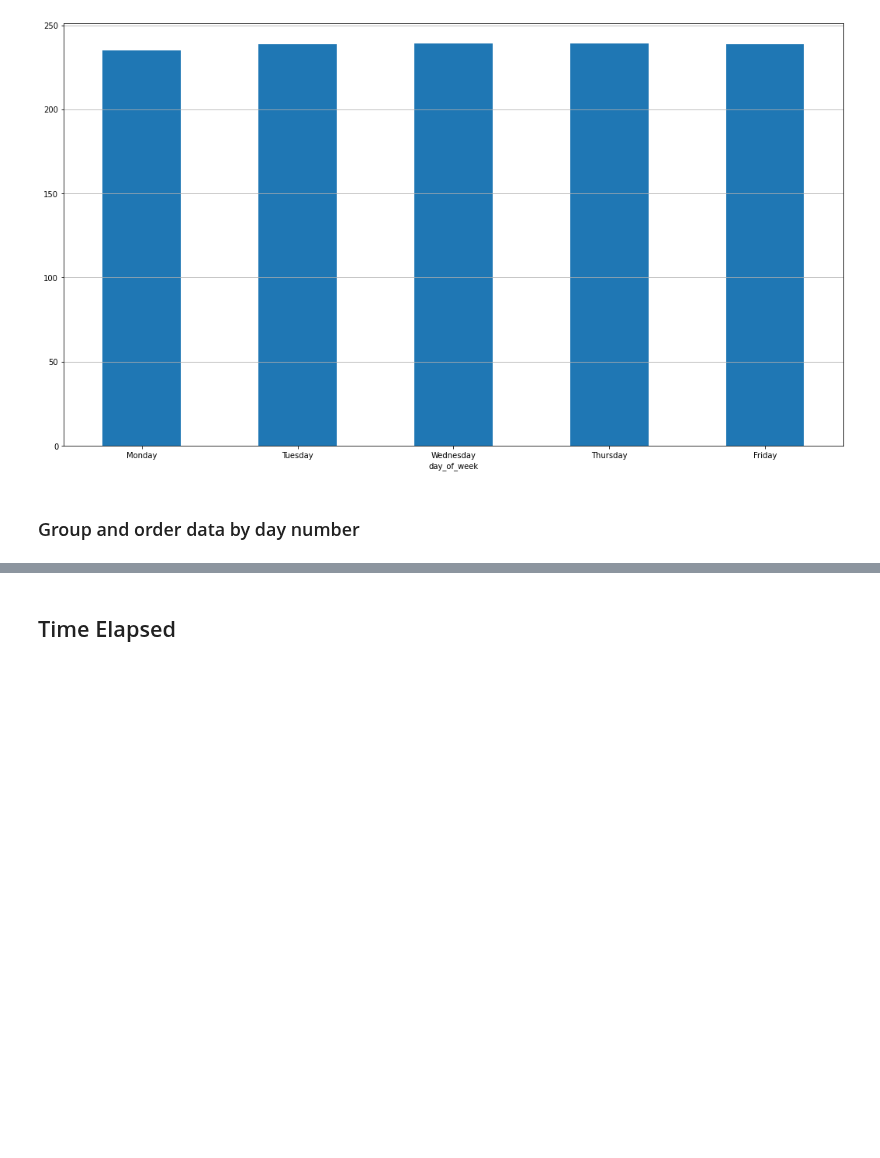
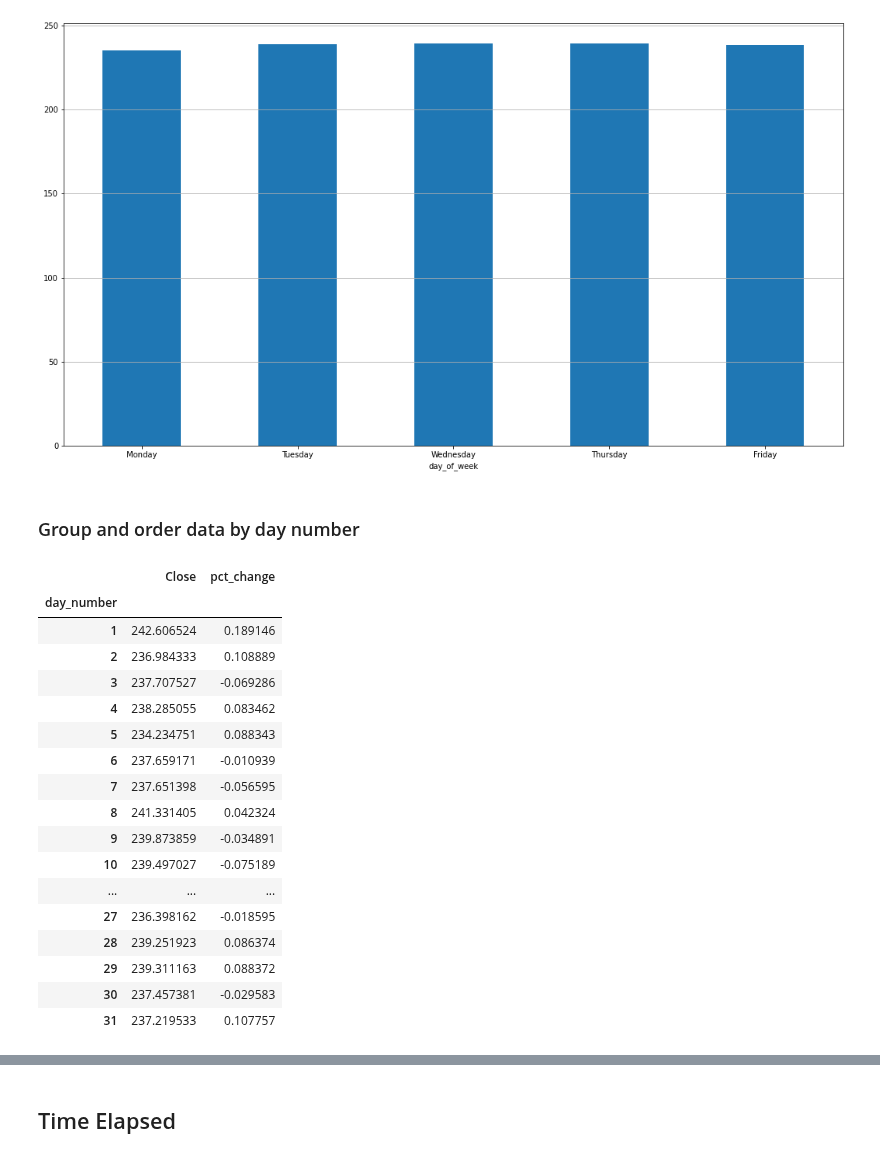
Before and after one commit to eshraongithub/global_sustainable_equity_fund_etl_and_time_series_forecasting, a Jupyter notebook: gesf_descriptive_analysis.ipynb, the cells around one changed output, grey strips where cells are left out. Saved outputs shown, nothing was run; the diff lists cells and outputs as text; code cells hidden in the pictures; blank space fills up the shorter version.

```diff
--- a/gesf_descriptive_analysis.ipynb
+++ b/gesf_descriptive_analysis.ipynb
@@ -98,13 +98,32 @@ ax_week.grid('off', which='major', axis='y')
 # %%
 day_number= gsef.groupby(['day_number'])[['Close', 'pct_change']].mean()
 day_number = day_number.reset_index(level=0)
 
 #day_of_week_order = ['Monday', 'Tuesday', 'Wednesday', 'Thursday', 'Friday', 'Saturday', 'Sunday']
 #week_day['day_of_week'] = pd.Categorical(week_day['day_of_week'], categories=day_of_week_order, ordered=True)
 day_number = day_number.sort_values('day_number').reset_index(drop=True)
 day_number.set_index('day_number', inplace=True)
 
-#day_number
+day_number
+# %% [output]
+|  | Close | pct_change |
+| day_number |  |  |
+| 1 | 242.606524 | 0.189146 |
+| 2 | 236.984333 | 0.108889 |
+| 3 | 237.707527 | -0.069286 |
+| 4 | 238.285055 | 0.083462 |
+| 5 | 234.234751 | 0.088343 |
+| 6 | 237.659171 | -0.010939 |
+| 7 | 237.651398 | -0.056595 |
+| 8 | 241.331405 | 0.042324 |
+| 9 | 239.873859 | -0.034891 |
+| 10 | 239.497027 | -0.075189 |
+| ... | ... | ... |
+| 27 | 236.398162 | -0.018595 |
+| 28 | 239.251923 | 0.086374 |
+| 29 | 239.311163 | 0.088372 |
+| 30 | 237.457381 | -0.029583 |
+| 31 | 237.219533 | 0.107757 |
 # %%
 min_day_number = int(day_number['Close'].min())
 max_day_number = int(day_number['Close'].max())
```
Also changed, not shown: parts of 4 cells of this notebook, 2 other files.
